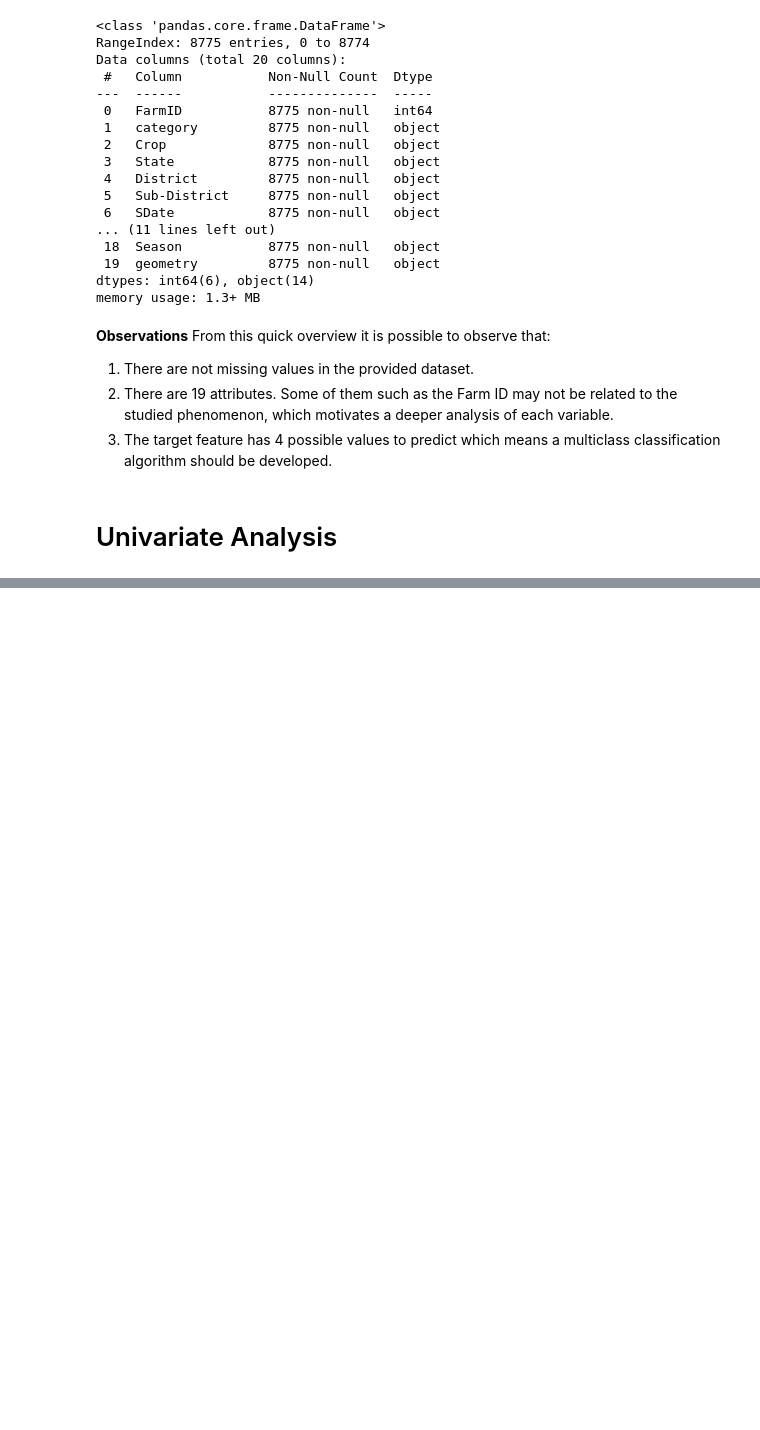
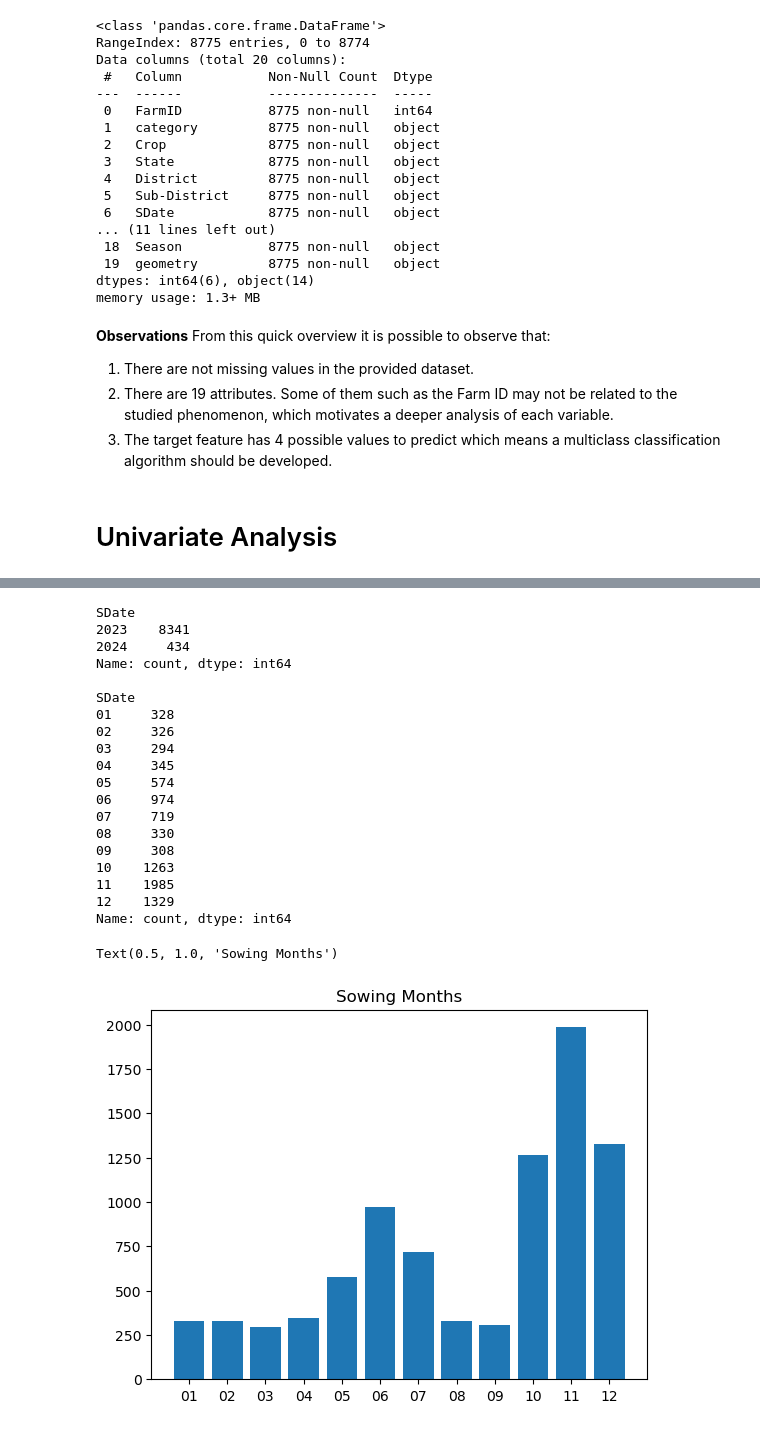
Before and after one commit to juandazapatac/telangana_classification_challenge, a Jupyter notebook: notebooks/exploratory_analysis.ipynb, the cells around one changed output, grey strips where cells are left out. Drawn from its saved outputs; the diff is of its cells as text; code cells hidden in the pictures; blank space fills up the shorter version.

```diff
--- a/notebooks/exploratory_analysis.ipynb
+++ b/notebooks/exploratory_analysis.ipynb
@@ -88,0 +128,34 @@ df.describe()
+# %%
+#Dates data
+#Sowing year
+syear=df.SDate.map(lambda x:x[-4:])
+print(syear.value_counts(),'\n')
+#Sowing month
+smonth=df.SDate.map(lambda x:x[-7:-5])
+print(smonth.value_counts().sort_index())
+fig4=plt.figure()
+ax4=fig4.add_subplot()
+ax4.bar(smonth.value_counts().sort_index().index,smonth.value_counts().sort_index().values)
+ax4.set_title("Sowing Months")
+# %% [output]
+SDate
+2023    8341
+2024     434
+Name: count, dtype: int64
+
+SDate
+01     328
+02     326
+03     294
+04     345
+05     574
+06     974
+07     719
+08     330
+09     308
+10    1263
+11    1985
+12    1329
+Name: count, dtype: int64
+Text(0.5, 1.0, 'Sowing Months')
+[figure, added]
```
Also changed, not shown: parts of 18 cells of this notebook, 1 other file.
